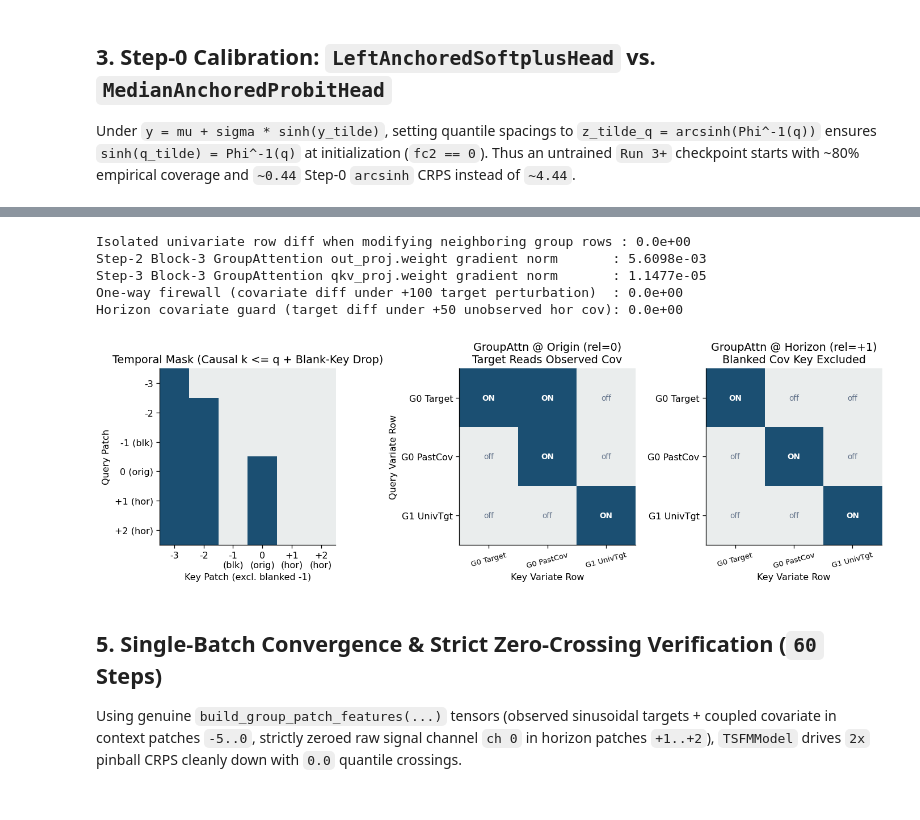
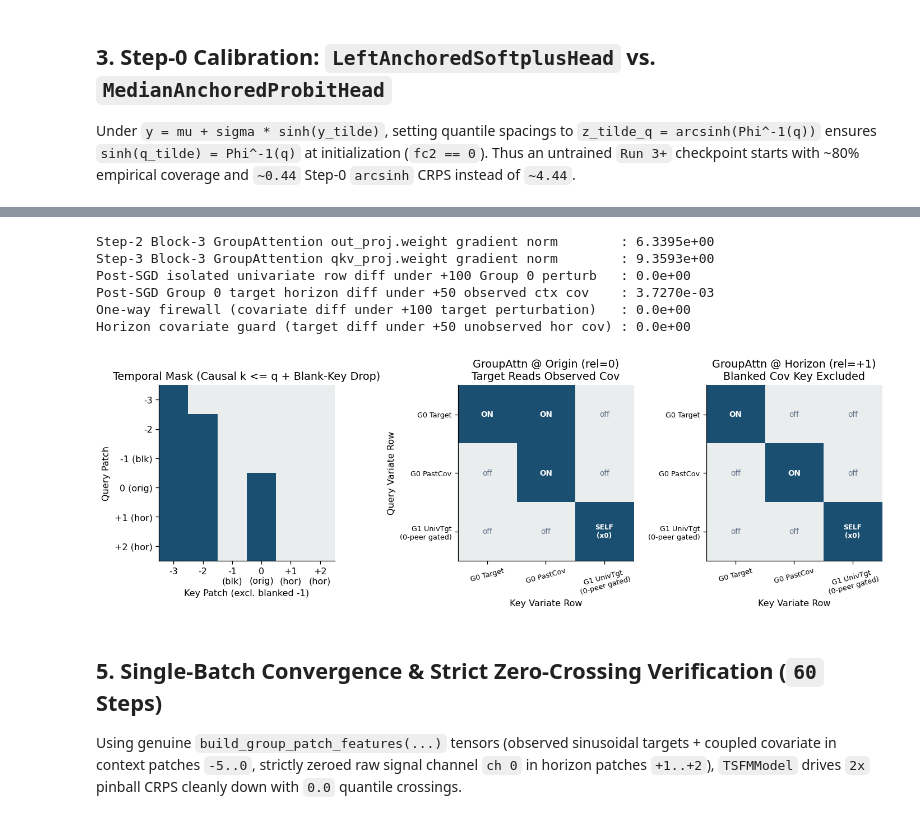
Before and after one commit to aldobattista/gifteval-tsfm-prototype, a Jupyter notebook: notebooks/02_model_invariants_and_overfit_check.ipynb, the cells around one changed output, grey strips where cells are left out. Cells and saved outputs as stored; diff of their text form; code cells hidden in the pictures.

Commit message:
docs,tests,nb: finalize linear README walkthrough, dashed GroupAttn fig0, and non-vacuous causality checks

```diff
--- a/notebooks/02_model_invariants_and_overfit_check.ipynb
+++ b/notebooks/02_model_invariants_and_overfit_check.ipynb
@@ -208,6 +274,5 @@ In `Run 4` and `Run 5`, `GroupAttention` is inserted at layers `(3, 7)` and sati
 # %%
 cfg4 = TSFMConfig.from_yaml(REPO_ROOT / "configs" / "run4_multivariate_group_attn.yaml")
-m4 = TSFMModel(cfg4)
 
 pi_mv = torch.randn(1, 3, 6, 32, cfg4.c_in)
 rel_mv = torch.arange(-3, 3, dtype=torch.long).view(1, 1, 6).expand(1, 3, 6)
@@ -219,47 +284,58 @@ obs_mv[:, :, :4] = True  # patches -3..0 observed; +1..+2 horizon
 gid_a = torch.tensor([[0, 0, 1]], dtype=torch.long).unsqueeze(-1).expand(1, 3, 6)
 icov_a = torch.tensor([[False, True, False]], dtype=torch.bool).unsqueeze(-1).expand(1, 3, 6)
 
-# Case B: Perturb row 0 strongly and check row 2 (isolated univariate) is unaffected!
+# Perturb Group 0 row 0 strongly (must leave isolated univariate row 2 at 0.0 even after SGD wake-up).
 pi_mv_b = pi_mv.clone()
 pi_mv_b[:, 0, :, :, :] += 100.0
 
-m4.eval()
-with torch.no_grad():
-    out_a = m4(pi_mv, rel_mv, seg_mv, obs_mv, gid_a, icov_a)
-    out_b = m4(pi_mv_b, rel_mv, seg_mv, obs_mv, gid_a, icov_a)
-iso_diff = float((out_a[:, 2] - out_b[:, 2]).abs().max())
-
-# Step-1 updates zero-init head fc2; Step-2 wakes GroupAttention out_proj.weight; Step-3 wakes qkv_proj.weight:
+# Step-1 updates zero-init head fc2; Step-2 wakes GroupAttention out_proj.weight; Step-3 wakes qkv_proj.weight.
+# Non-zero target (-2.0) breaks probit median gradient symmetry so all head and GroupAttention weights wake cleanly.
 m_grp = TSFMModel(cfg4)
-opt_ga = torch.optim.SGD(m_grp.parameters(), lr=0.1)
+opt_ga = torch.optim.SGD(m_grp.parameters(), lr=0.2)
 m_grp.train()
 for s_i in range(3):
     opt_ga.zero_grad(set_to_none=True)
     p_s = m_grp(pi_mv, rel_mv, seg_mv, obs_mv, gid_a, icov_a)
-    p_s[:, 0, 4 * 32 :, :].pow(2).mean().backward()
+    (p_s[:, 0, 4 * 32 :, :] - 2.0).pow(2).mean().backward()
     if s_i == 1:
         ga_out_grad = float(m_grp.blocks[3].group_attn.out_proj.weight.grad.norm().item())
     if s_i == 2:
         ga_qkv_grad = float(m_grp.blocks[3].group_attn.qkv_proj.weight.grad.norm().item())
     opt_ga.step()
 
-# Verify one-way firewall (target perturbation leaves covariate activations untouched) & horizon cov guard:
+# Verify woken post-SGD invariants in CPU float32:
+# univariate row 2 == 0.0, Group 0 obs cov sensitivity > 1e-4, one-way firewall == 0.0, horizon cov guard == 0.0.
 m_grp.eval()
 ga_blk = m_grp.blocks[3].group_attn
 h_test = torch.randn(1, 3, 6, cfg4.d_model)
 h_test_pert = h_test.clone()
 h_test_pert[:, 0] += 100.0
 with torch.no_grad():
+    out_woken = m_grp(pi_mv, rel_mv, seg_mv, obs_mv, gid_a, icov_a)
+    out_woken_b = m_grp(pi_mv_b, rel_mv, seg_mv, obs_mv, gid_a, icov_a)
+    iso_diff = float((out_woken[:, 2] - out_woken_b[:, 2]).abs().max())
+
+    pi_ctx_cov = pi_mv.clone()
+    pi_ctx_cov[:, 1, :4, :, :] += 50.0
+    out_ctx_cov = m_grp(pi_ctx_cov, rel_mv, seg_mv, obs_mv, gid_a, icov_a)
+    grp0_peer_diff = float((out_woken[:, 0, 4 * 32 :, :] - out_ctx_cov[:, 0, 4 * 32 :, :]).abs().max())
+
     cov_diff = float((ga_blk(h_test, gid_a, icov_a)[:, 1] - ga_blk(h_test_pert, gid_a, icov_a)[:, 1]).abs().max())
     pi_hor_cov = pi_mv.clone()
     pi_hor_cov[:, 1, 4:, :, :] += 50.0  # Unobserved horizon covariate slots must be excluded from keys
-    hor_cov_leak = float((m_grp(pi_mv, rel_mv, seg_mv, obs_mv, gid_a, icov_a)[:, 0, 4 * 32 :] - m_grp(pi_hor_cov, rel_mv, seg_mv, obs_mv, gid_a, icov_a)[:, 0, 4 * 32 :]).abs().max())
+    out_hor_cov = m_grp(pi_hor_cov, rel_mv, seg_mv, obs_mv, gid_a, icov_a)
+    hor_cov_leak = float((out_woken[:, 0, 4 * 32 :] - out_hor_cov[:, 0, 4 * 32 :]).abs().max())
 
-print(f"Isolated univariate row diff when modifying neighboring group rows : {iso_diff:.1e}")
-print(f"Step-2 Block-3 GroupAttention out_proj.weight gradient norm       : {ga_out_grad:.4e}")
-print(f"Step-3 Block-3 GroupAttention qkv_proj.weight gradient norm       : {ga_qkv_grad:.4e}")
-print(f"One-way firewall (covariate diff under +100 target perturbation)  : {cov_diff:.1e}")
-print(f"Horizon covariate guard (target diff under +50 unobserved hor cov): {hor_cov_leak:.1e}")
+assert ga_out_grad > 0.0 and ga_qkv_grad > 0.0
+assert iso_diff == 0.0 and grp0_peer_diff > 1e-4
+assert cov_diff == 0.0 and hor_cov_leak == 0.0
+
+print(f"Step-2 Block-3 GroupAttention out_proj.weight gradient norm        : {ga_out_grad:.4e}")
+print(f"Step-3 Block-3 GroupAttention qkv_proj.weight gradient norm        : {ga_qkv_grad:.4e}")
+print(f"Post-SGD isolated univariate row diff under +100 Group 0 perturb   : {iso_diff:.1e}")
+print(f"Post-SGD Group 0 target horizon diff under +50 observed ctx cov    : {grp0_peer_diff:.4e}")
+print(f"One-way firewall (covariate diff under +100 target perturbation)   : {cov_diff:.1e}")
+print(f"Horizon covariate guard (target diff under +50 unobserved hor cov) : {hor_cov_leak:.1e}")
 
 # 2D Attention-Mask Heatmap: Temporal (with blanked ctx patch -1) vs GroupAttention (Origin vs Horizon+1).
 from matplotlib.colors import ListedColormap
@@ -281,7 +357,7 @@ def _compute_group_mask_col(gid_row: torch.Tensor, icov_row: torch.Tensor, obs_r
 gmask_orig = _compute_group_mask_col(gid_a[0, :, 3], icov_a[0, :, 3], obs_mv[0, :, 3], is_hor_col=False)
 gmask_hor1 = _compute_group_mask_col(gid_a[0, :, 4], icov_a[0, :, 4], obs_mv[0, :, 4], is_hor_col=True)
 
-fig_m, axes_m = plt.subplots(1, 3, figsize=(12.2, 3.7), gridspec_kw={"width_ratios": [1.45, 1.0, 1.0]}, constrained_layout=True)
+fig_m, axes_m = plt.subplots(1, 3, figsize=(12.4, 3.8), gridspec_kw={"width_ratios": [1.42, 1.0, 1.0]}, constrained_layout=True)
 mask_cmap = ListedColormap(["#EAEDED", "#1B4F72"])
 
 axes_m[0].imshow(tmask_demo.astype(int), cmap=mask_cmap, vmin=0, vmax=1)
@@ -289,44 +365,49 @@ axes_m[0].grid(False)
 tx_labels = ["-3", "-2", "-1\n(blk)", "0\n(orig)", "+1\n(hor)", "+2\n(hor)"]
 ty_labels = ["-3", "-2", "-1 (blk)", "0 (orig)", "+1 (hor)", "+2 (hor)"]
 axes_m[0].set_xticks(range(6), tx_labels)
 axes_m[0].set_yticks(range(6), ty_labels)
 axes_m[0].set_xlabel("Key Patch (excl. blanked -1)")
 axes_m[0].set_ylabel("Query Patch")
 axes_m[0].set_title("Temporal Mask (Causal k <= q + Blank-Key Drop)")
 
-g_labels = ["G0 Target", "G0 PastCov", "G1 UnivTgt"]
+g_labels = ["G0 Target", "G0 PastCov", "G1 UnivTgt\n(0-peer gated)"]
 for idx_g, (ax_g, mat, title) in enumerate((
     (axes_m[1], gmask_orig, "GroupAttn @ Origin (rel=0)\nTarget Reads Observed Cov"),
     (axes_m[2], gmask_hor1, "GroupAttn @ Horizon (rel=+1)\nBlanked Cov Key Excluded"),
 )):
     ax_g.imshow(mat.astype(int), cmap=mask_cmap, vmin=0, vmax=1)
     ax_g.grid(False)
-    ax_g.set_xticks(range(3), g_labels, rotation=15, fontsize=8.2)
-    ax_g.set_yticks(range(3), g_labels)
+    ax_g.set_xticks(range(3), g_labels, rotation=15, fontsize=8.0)
+    ax_g.set_yticks(range(3), g_labels, fontsize=8.0)
     if idx_g == 0:
         ax_g.set_ylabel("Query Variate Row")
     ax_g.set_xlabel("Key Variate Row")
     ax_g.set_title(title)
     for qi in range(3):
         for ki in range(3):
+            if qi == 2 and ki == 2:
+                txt, fs = "SELF\n(x0)", 7.5
+            else:
+                txt, fs = ("ON" if mat[qi, ki] else "off"), 8.5
             ax_g.text(
                 ki,
                 qi,
-                "ON" if mat[qi, ki] else "off",
+                txt,
                 ha="center",
                 va="center",
-                fontsize=8.5,
+                fontsize=fs,
                 fontweight="bold" if mat[qi, ki] else "normal",
                 color="white" if mat[qi, ki] else "#64748B",
             )
 plt.show()
 # %% [output]
-Isolated univariate row diff when modifying neighboring group rows : 0.0e+00
-Step-2 Block-3 GroupAttention out_proj.weight gradient norm       : 5.6098e-03
-Step-3 Block-3 GroupAttention qkv_proj.weight gradient norm       : 1.1477e-05
-One-way firewall (covariate diff under +100 target perturbation)  : 0.0e+00
-Horizon covariate guard (target diff under +50 unobserved hor cov): 0.0e+00
+Step-2 Block-3 GroupAttention out_proj.weight gradient norm        : 6.3395e+00
+Step-3 Block-3 GroupAttention qkv_proj.weight gradient norm        : 9.3593e+00
+Post-SGD isolated univariate row diff under +100 Group 0 perturb   : 0.0e+00
+Post-SGD Group 0 target horizon diff under +50 observed ctx cov    : 3.7270e-03
+One-way firewall (covariate diff under +100 target perturbation)   : 0.0e+00
+Horizon covariate guard (target diff under +50 unobserved hor cov) : 0.0e+00
-[figure, old version]
+[figure, new version]
 # %% [markdown]
 ## 5. Single-Batch Convergence & Strict Zero-Crossing Verification (`60` Steps)
 
```
Also changed, not shown: parts of 6 cells of this notebook, 11 other files.
